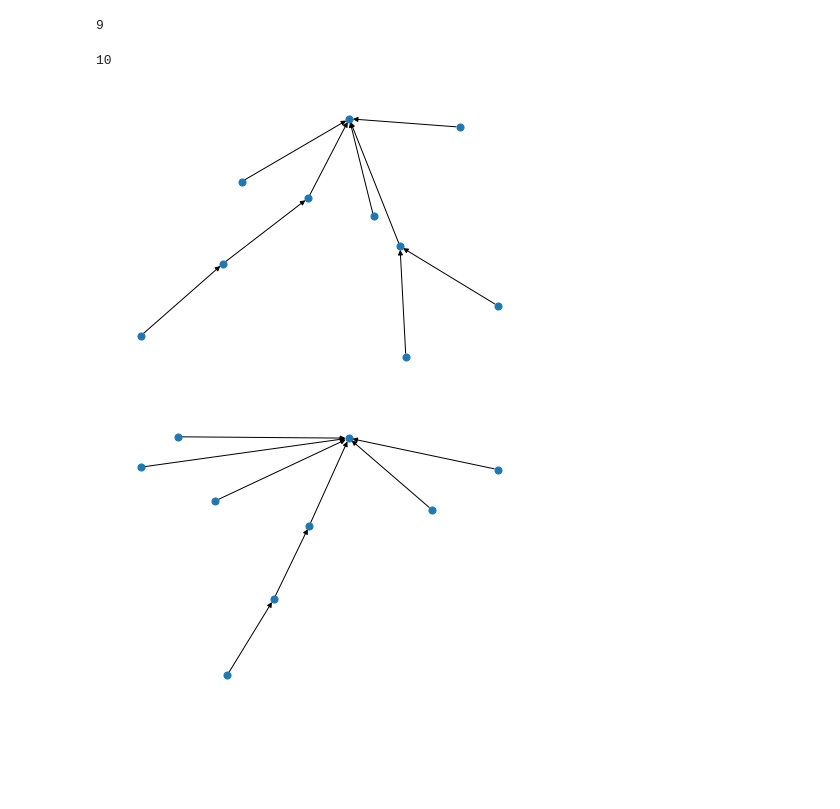
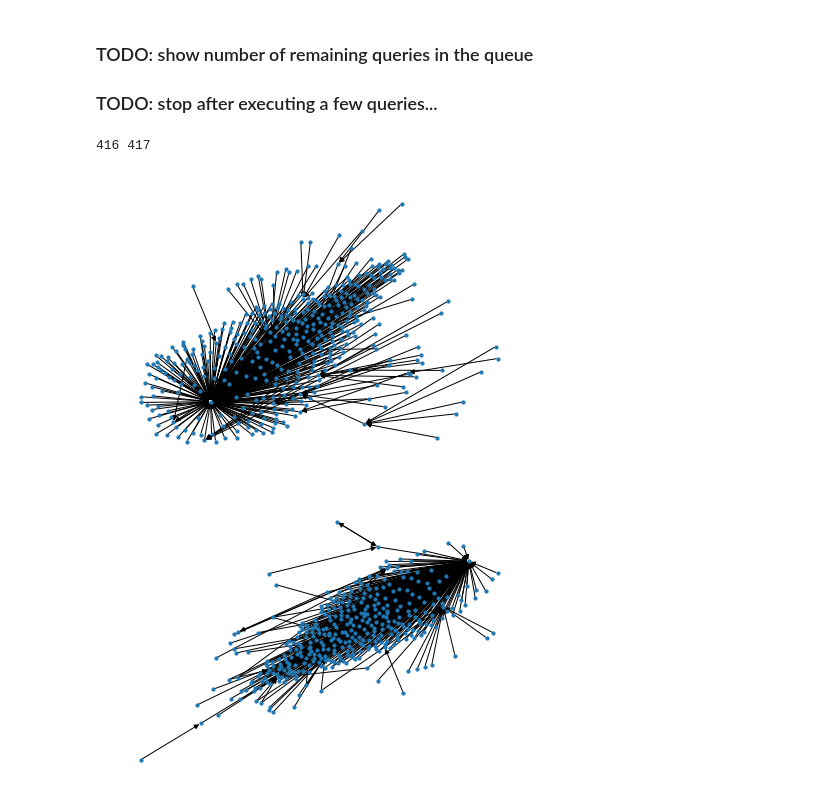
Before and after one commit to ferencberes/twitter-crawler, a Jupyter notebook: examples/Trials.ipynb, the cells around one changed output. Saved outputs shown, nothing was run; the diff lists cells and outputs as text; code cells hidden in the pictures; blank space fills up the shorter version.

Commit message:
reply cluster collector almost ready

```diff
--- a/examples/Trials.ipynb
+++ b/examples/Trials.ipynb
@@ -305,9 +322,18 @@ True 1347297277132611585 1347631287163490304 6
+# %% [markdown]
+### TODO: show number of remaining queries in the queue
+### TODO: stop after executing a few queries...
 # %%
-thread_events = sorted(collector.tweet_thread, key=lambda x: x["id"])
+#tweet_id = "1347260116932976643"
+#tweet_id = "1347833203080523776"
+#tweet_id = "1347979792839274499"
+tweet_id = "1347930653904556036"
+thread_df = pd.read_pickle("%s.pkl" % tweet_id)
 repliers = set()
 edges = []
 mentions = []
-for tw in thread_events:
+#thread_events = sorted(collector.tweet_thread, key=lambda x: x["id"])
+#for tw in thread_events:
+for _, tw in thread_df.iterrows():
     if tw["in_reply_to_status_id_str"] != None:
         edges.append((tw["id_str"],tw["in_reply_to_status_id_str"]))
         mentions.append((tw["user"]["id_str"],tw["in_reply_to_user_id_str"]))
@@ -315,14 +341,9 @@ for tw in thread_events:
     #print(tw["user"]["screen_name"], tw["created_at"])
     #print(tw["full_text"])
     #print()
+print(len(edges), len(collector.queue))
+# %% [output]
+416 417
-# %%
-len(edges)
-# %% [output]
-9
-# %%
-len(collector.queue)
-# %% [output]
-10
 # %%
 import networkx as nx
 G = nx.DiGraph()
@@ -330,10 +351,10 @@ H = nx.MultiDiGraph()
 G.add_edges_from(edges)
 _ = H.add_edges_from(mentions)
 # %%
-nx.draw(G, node_size=50)
+nx.draw(G, node_size=10)
 # %% [output]
-[figure, old version]
+[figure, new version]
 # %%
-nx.draw(H, node_size=50)
+nx.draw(H, node_size=10)
 # %% [output]
-[figure, old version]
+[figure, new version]
```
Also changed, not shown: parts of 12 cells of this notebook.
